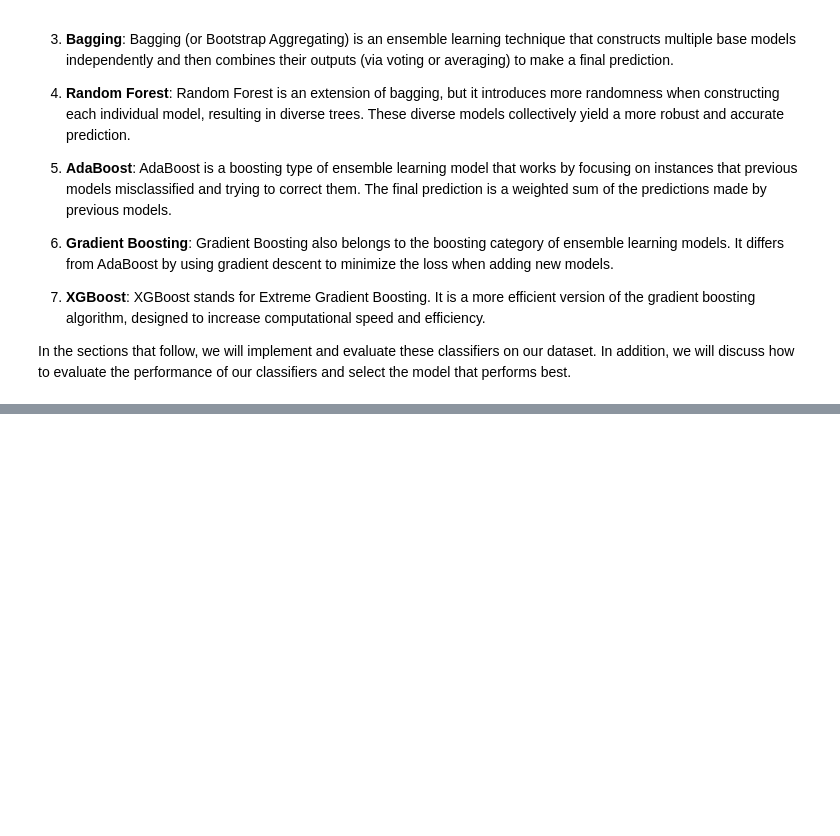
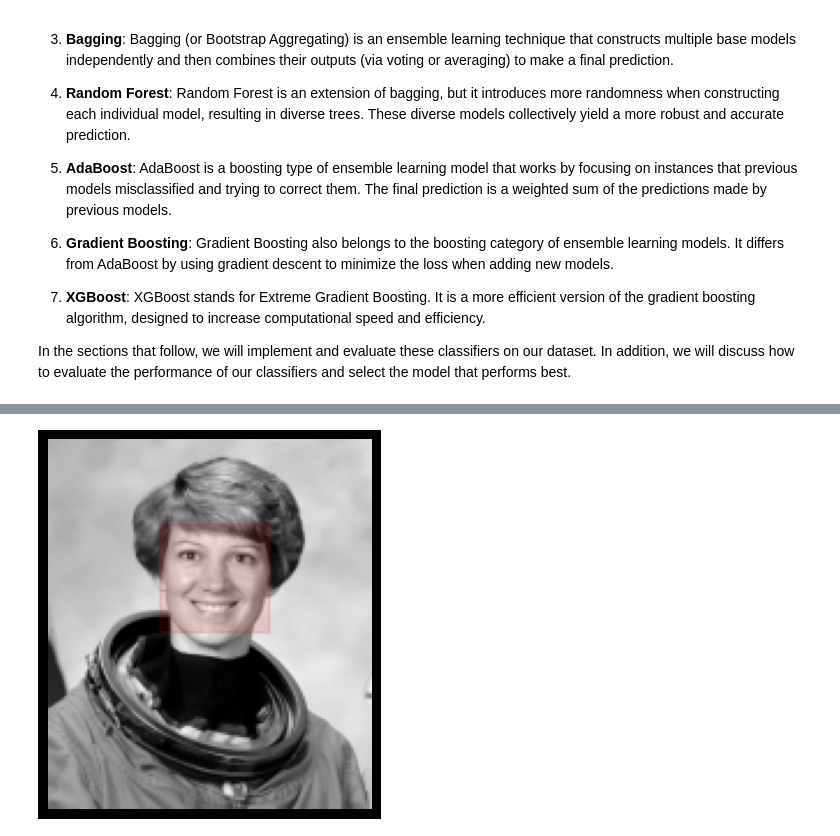
Before and after one commit to BRJoaquin/ml-ia-obligatorio, a Jupyter notebook: face_detector.ipynb, the cells around one changed output, grey strips where cells are left out. Saved outputs shown, nothing was run; the diff lists cells and outputs as text; code cells hidden in the pictures; blank space fills up the shorter version.

```diff
--- a/face_detector.ipynb
+++ b/face_detector.ipynb
@@ -782,0 +1079,2 @@ support    23573.000000  472.000000  0.946559  24045.000000  24045.000000
+# %%
+indices, patches = zip(*sliding_window(test_image, istep=6, jstep=6, scale=scale))
@@ -782,0 +1085,11 @@ support    23573.000000  472.000000  0.946559  24045.000000  24045.000000
+# %%
+# Antes de extraer las features debemos normalizar
+patches_norm = [equalize_hist(patch) for patch in patches]
+# %%
+# Extracción de features
+t_start = time()
+F_patches = [extract_feature_image(patch, feature_type=feature_type[f_indices], feature_coord=feature_coord[f_indices]) for patch in tqdm(patches_norm)]
+F_patches = np.array(F_patches)
+time_full_feature_comp = time() - t_start
+# %%
+indices_patches, _ = cascada(modelos,umbrales,F_patches)
@@ -782,0 +1100,13 @@ support    23573.000000  472.000000  0.946559  24045.000000  24045.000000
+# %%
+fig, ax = plt.subplots()
+ax.imshow(test_image, cmap='gray')
+ax.axis('off')
+
+pos_indices = np.array(indices)[indices_patches]
+
+for i, j in pos_indices:
+    ax.add_patch(plt.Rectangle((j, i), int(19*scale), int(19*scale), edgecolor='red',
+                               alpha=0.1, lw=2, facecolor='red'))
+plt.savefig('test_image_result.png')
+# %% [output]
+[figure, added]
```
Also changed, not shown: parts of 52 cells of this notebook, 9 other files.
